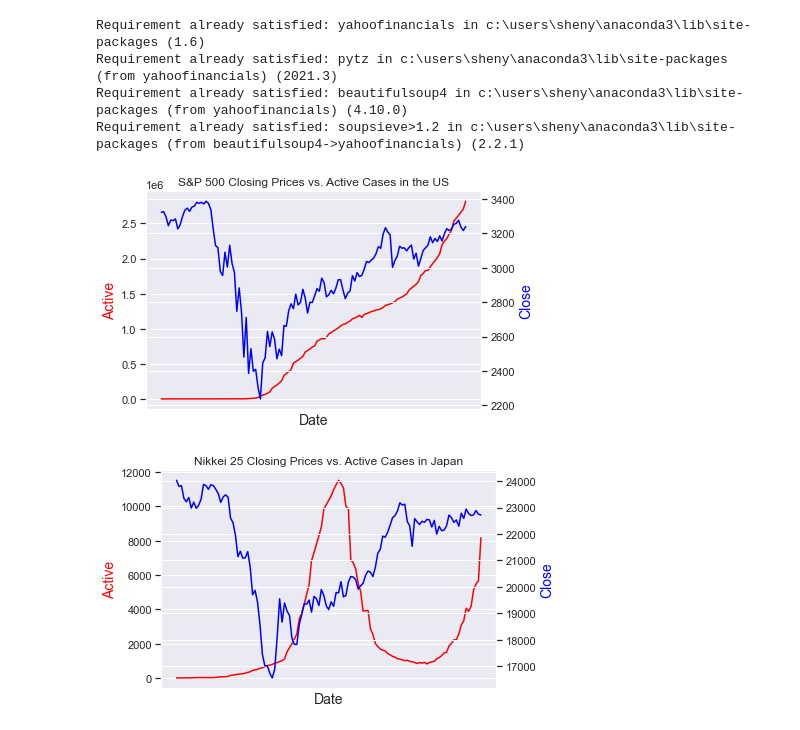
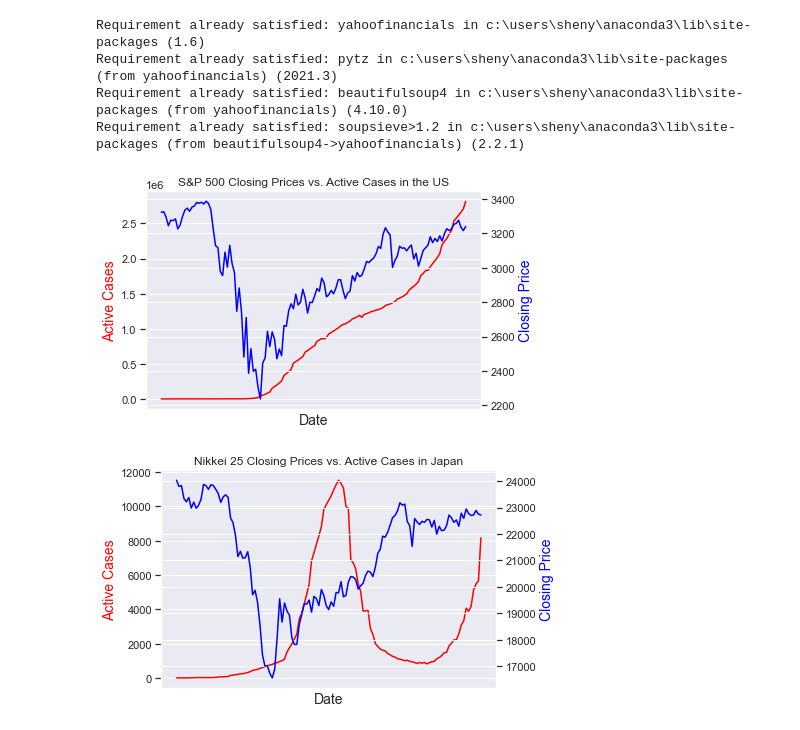
Before and after one commit to JustinLimrh/cs216-final, a Jupyter notebook: prototype-notebook.ipynb, the cells around one changed output. Drawn from its saved outputs; the diff is of its cells as text; code cells hidden in the pictures.

```diff
--- a/prototype-notebook.ipynb
+++ b/prototype-notebook.ipynb
@@ -35,16 +35,16 @@ snp_500_merged_dropna = SnP_500_merged.dropna(subset = ['close'])
 # %%
 fig,ax = plt.subplots()
 ax.plot(snp_500_merged_dropna.Date, snp_500_merged_dropna.Active, color="red")
 ax.set_xlabel("Date",fontsize=14)
-ax.set_ylabel("Active",color="red",fontsize=14)
+ax.set_ylabel("Active Cases",color="red",fontsize=14)
 ax2=ax.twinx()
 ax2.plot(snp_500_merged_dropna.Date, snp_500_merged_dropna.close,color="blue")
-ax2.set_ylabel("Close",color="blue",fontsize=14)
+ax2.set_ylabel("Closing Price",color="blue",fontsize=14)
 plt.xticks([])
 plt.title("S&P 500 Closing Prices vs. Active Cases in the US")
 plt.show()
 # %% [output]
-[figure, old version]
+[figure, new version]
 # %%
 covid_japan = df_clean[df_clean['Country/Region'] == "Japan"]
 Nikkei_merged = Nikkei.merge(covid_japan, right_on = "Date", left_on = "formatted_date", how = "right")
@@ -53,15 +53,15 @@ Nikkei_merged_dropna = Nikkei_merged.dropna(subset = ['close'])
 fig,ax = plt.subplots()
 ax.plot(Nikkei_merged_dropna.Date, Nikkei_merged_dropna.Active, color="red")
 ax.set_xlabel("Date",fontsize=14)
-ax.set_ylabel("Active",color="red",fontsize=14)
+ax.set_ylabel("Active Cases",color="red",fontsize=14)
 ax2=ax.twinx()
 ax2.plot(Nikkei_merged_dropna.Date, Nikkei_merged_dropna.close,color="blue")
-ax2.set_ylabel("Close",color="blue",fontsize=14)
+ax2.set_ylabel("Closing Price",color="blue",fontsize=14)
 plt.xticks([])
 plt.title("Nikkei 25 Closing Prices vs. Active Cases in Japan")
 plt.show()
 # %% [output]
-[figure, old version]
+[figure, new version]
 # %%
 covid_china = df_clean[df_clean['Country/Region'] == "China"]
 covid_china_grouped = covid_china.groupby(by = ['Date'], as_index = False).sum()
```
Also changed, not shown: parts of 3 cells of this notebook.
